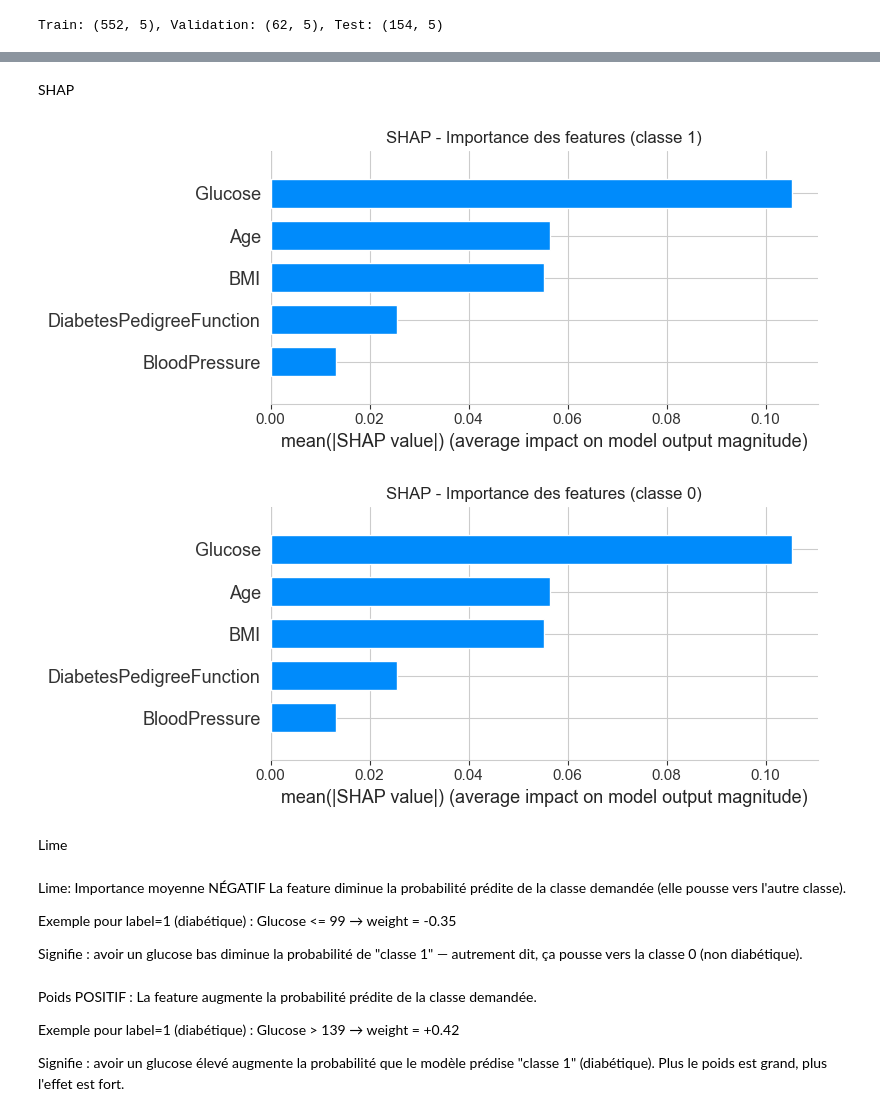
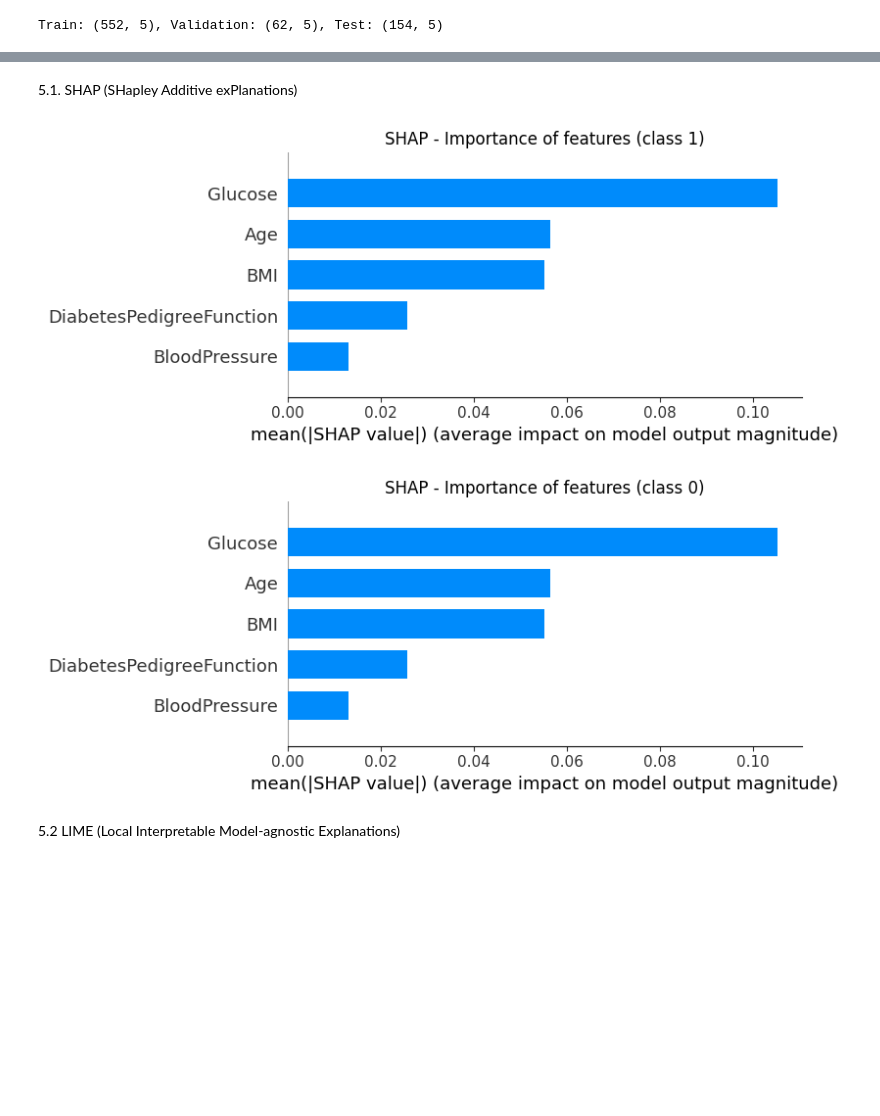
Before and after one commit to Amal1703/End-to-End-project-Mlops-XAI-GUI-Predict-Diabetes, a Jupyter notebook: notebook/test.ipynb, the cells around one changed output, grey strips where cells are left out. Drawn from its saved outputs; the diff is of its cells as text; code cells hidden in the pictures; blank space fills up the shorter version.

```diff
--- a/notebook/test.ipynb
+++ b/notebook/test.ipynb
@@ -414,2 +531,10 @@ X_test_1 = X_test.drop(['Insulin', 'Pregnancies', "SkinThickness"], axis=1)
 # %% [markdown]
 2.2 SVM
+# %%
+# get SVM params value from params.yaml
+for item in params["models"]:
+    if item['model_name'] == 'SVM':
+       C = item['params']["C"]
+       gamma = item['params']["gamma"]
+       print("C value in params.yaml:", C)
+       print("gamma value in params.yaml:", gamma)
@@ -458,3 +577,18 @@ scaler = StandardScaler()
 X_train_scaled = scaler.fit_transform(X_train_2)
 X_val_scaled = scaler.transform(X_val_2)
 X_test_scaled = scaler.transform(X_test_1)
+# %%
+# get ANN params value from params.yaml
+for item in params["models"]:
+    if item['model_name'] == 'ANN':
+       epochs = item['params']["epochs"]
+       batch_size = item['params']["batch_size"]
+       hidden_layer_sizes = item['params']["hidden_layer_sizes"]
+       hidden_layer_sizes = [int(x) for x in hidden_layer_sizes.split(',')]
+       activation_hidden_layer = item['params']["activation_hidden_layer"]
+       dropout_values = item['params']["dropout_values"]
+       dropout_values = [float(x) for x in dropout_values.split(',')]
+       l2 = item['params']["l2"]
+       # Optimizer
+       optimizer = item['params']["optimizer"]
+       lr = item['params']["lr"]
@@ -608,64 +730,52 @@ LIME approxime localement avec un modèle simple entraîné sur des perturbation
 # %% [markdown]
-SHAP
+5.1. SHAP (SHapley Additive exPlanations)
 # %%
 import warnings
 warnings.filterwarnings('ignore', category=UserWarning)
 
-feature_names = list(X_test_1.columns)
+feature_names = list(X_train_2.columns)
 
-# 1. Créer l'explainer
+# Create the explainer
 explainer = shap.Explainer(lambda x: model_ANN.predict(x, verbose=0), X_train_scaled)
 
-# 2. Calculer les valeurs SHAP (pour la classe 1, sortie native du modèle)
+# Compute the SHAP values (for class 1, the model's native output)
 shap_values = explainer(X_test_scaled, silent=True)
 
-# --- Summary plot pour la CLASSE 1 ---
+# --- Summary plot for class 1 ---
 shap.summary_plot(
     shap_values,
     X_test_scaled,
     plot_type="bar",
     feature_names=feature_names,
     show=False
 )
-plt.title("SHAP - Importance des features (classe 1)")
+plt.title("SHAP - Importance of features (class 1)")
 plt.tight_layout()
 plt.show()
 
-# --- Summary plot pour la CLASSE 0 (juste le signe inversé) ---
-shap_values_classe0 = shap.Explanation(
-    values=-shap_values.values,          # signe inversé
-    base_values=1 - shap_values.base_values,  # base_value inversée aussi
+# --- Summary plot for class 0 (just with the opposite sign) ---
+shap_values_class0 = shap.Explanation(
+    values=-shap_values.values,          # opposite sign
+    base_values=1 - shap_values.base_values,  # base_value is also inverted
     data=shap_values.data,
     feature_names=feature_names
 )
 
 shap.summary_plot(
-    shap_values_classe0,
+    shap_values_class0,
     X_test_scaled,
     plot_type="bar",
     feature_names=feature_names,
     show=False
 )
-plt.title("SHAP - Importance des features (classe 0)")
+plt.title("SHAP - Importance of features (class 0)")
 plt.tight_layout()
 plt.show()
 # %% [output]
-[figure, old version]
+[figure, new version]
-[figure, old version]
+[figure, new version]
 # %% [markdown]
-Lime
+5.2 LIME (Local Interpretable Model-agnostic Explanations)
-# %% [markdown]
-Lime: Importance moyenne NÉGATIF La feature diminue la probabilité prédite de la classe demandée (elle pousse vers l'autre classe).
-
-Exemple pour label=1 (diabétique) : Glucose <= 99   →  weight = -0.35
-
-Signifie : avoir un glucose bas diminue la probabilité de "classe 1" — autrement dit, ça pousse vers la classe 0 (non diabétique).
-# %% [markdown]
-Poids POSITIF : La feature augmente la probabilité prédite de la classe demandée.
-
-Exemple pour label=1 (diabétique) : Glucose > 139   →  weight = +0.42
-
-Signifie : avoir un glucose élevé augmente la probabilité que le modèle prédise "classe 1" (diabétique). Plus le poids est grand, plus l'effet est fort.
 # %%
 import warnings
 warnings.filterwarnings('ignore', category=UserWarning)
```
Also changed, not shown: parts of 77 cells of this notebook, 21 other files.
